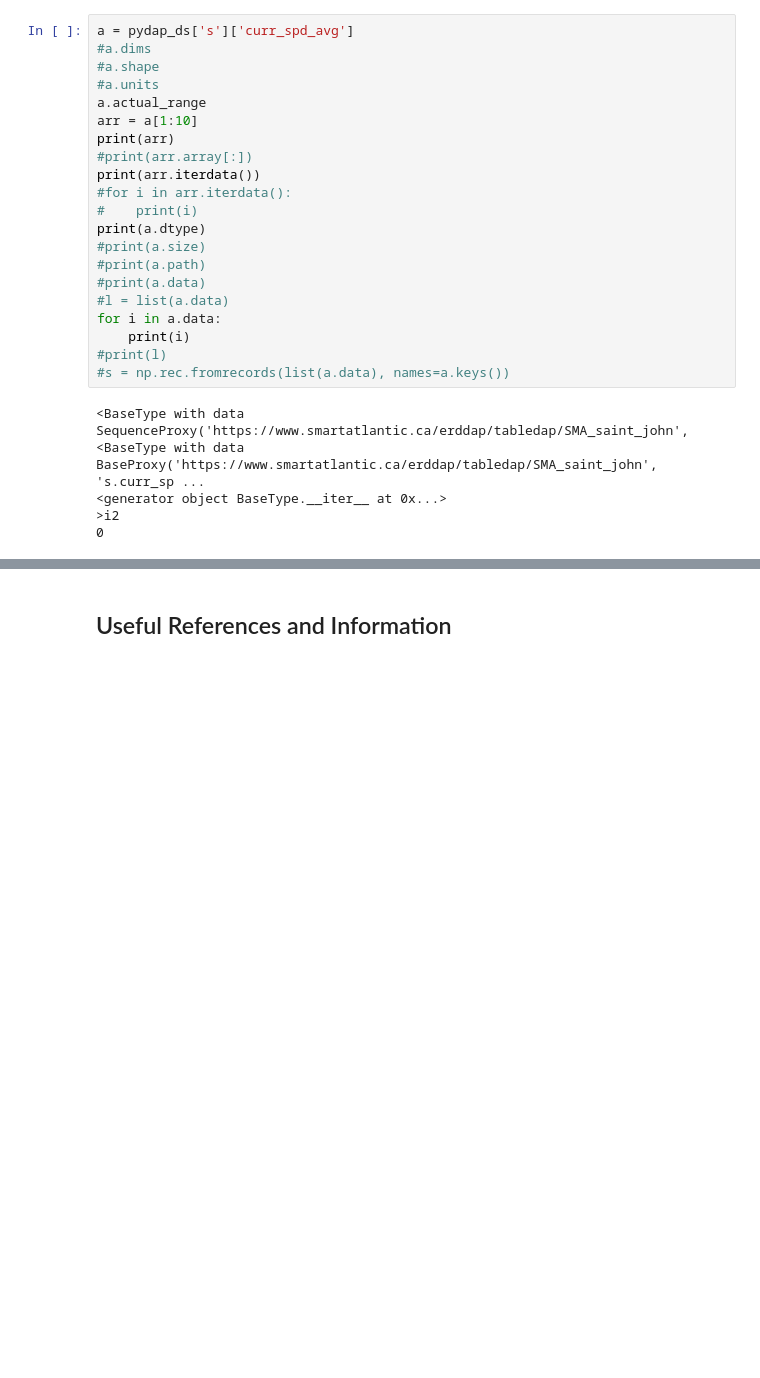
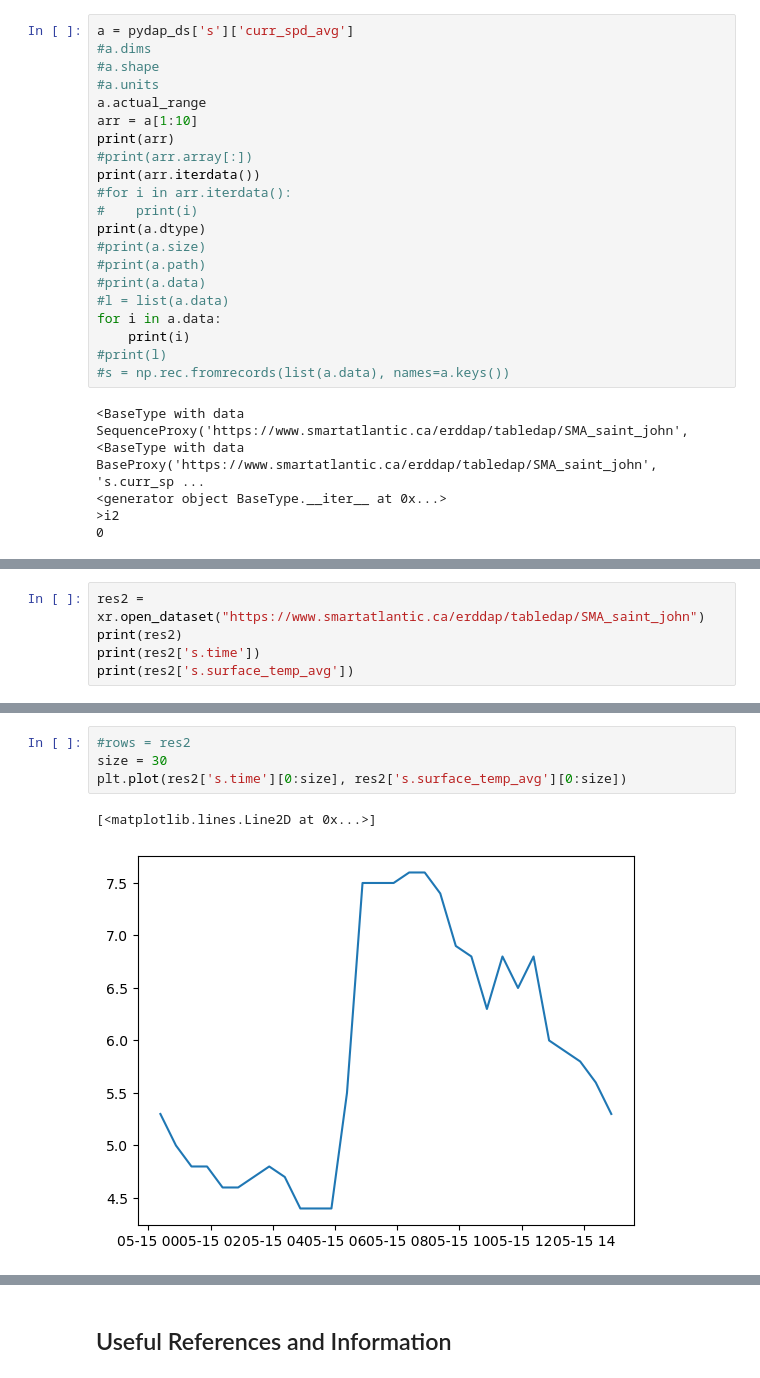
Before and after one commit to PEKennedy/GGE6302_exercise, a Jupyter notebook: 000_Scientific_Datasets.ipynb, the cells around one changed output, grey strips where cells are left out. Cells and saved outputs as stored; diff of their text form; blank space fills up the shorter version.

```diff
--- a/000_Scientific_Datasets.ipynb
+++ b/000_Scientific_Datasets.ipynb
@@ -159,0 +250,5 @@ information, go to https://www.opendap.org/faq-page.
+# %%
+res2 = xr.open_dataset("https://www.smartatlantic.ca/erddap/tabledap/SMA_saint_john")
+print(res2)
+print(res2['s.time'])
+print(res2['s.surface_temp_avg'])
@@ -159,0 +273,7 @@ information, go to https://www.opendap.org/faq-page.
+# %%
+#rows = res2
+size = 30
+plt.plot(res2['s.time'][0:size], res2['s.surface_temp_avg'][0:size])
+# %% [output]
+[<matplotlib.lines.Line2D at 0x...>]
+[figure, added]
```
Also changed, not shown: parts of 11 cells of this notebook.
